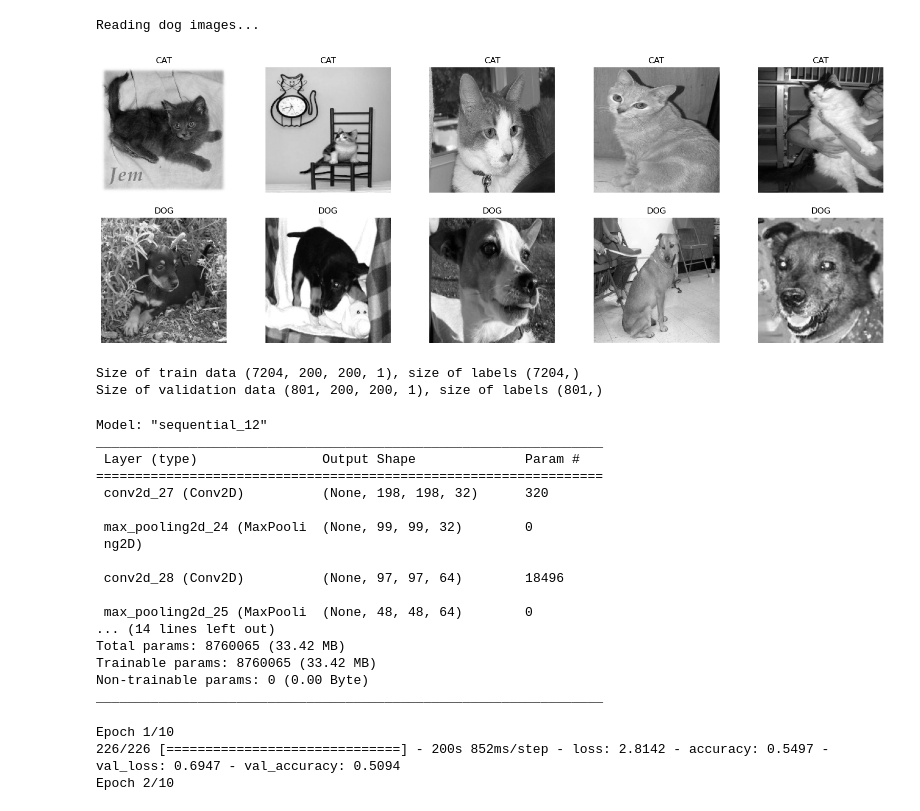
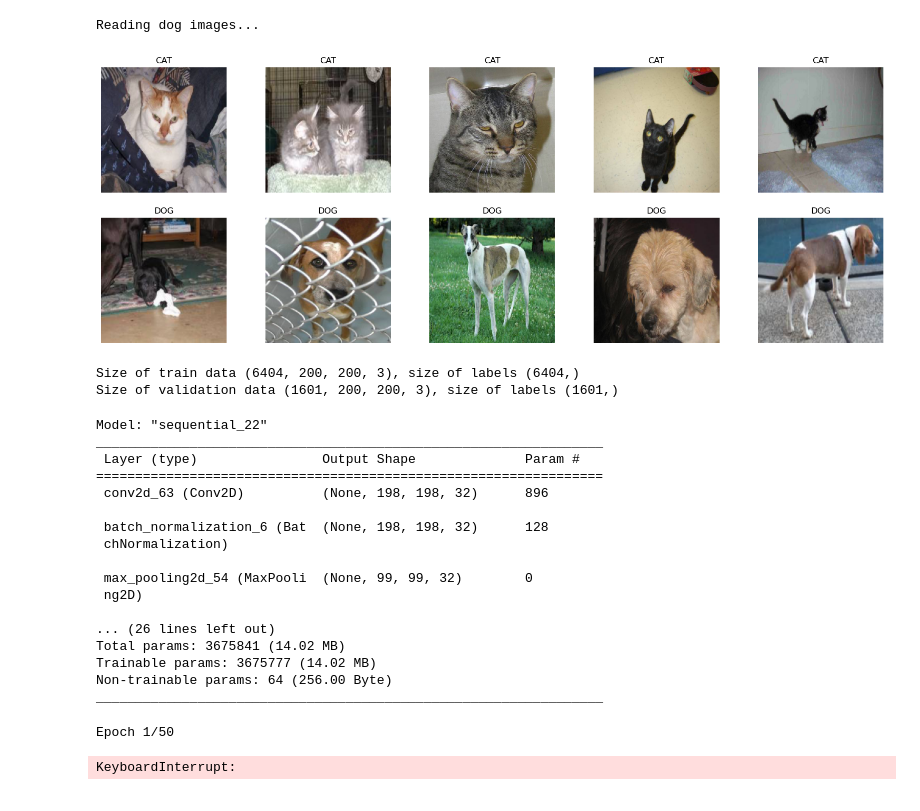
Before and after one commit to 69acke69/BigData, a Jupyter notebook: project/cats_dogs_classification.ipynb, the cells around one changed output. Cells and saved outputs as stored; diff of their text form; code cells hidden in the pictures.

```diff
--- a/project/cats_dogs_classification.ipynb
+++ b/project/cats_dogs_classification.ipynb
@@ -27,26 +27,26 @@ def read_image_set(path, gray_scale = False, target_shape = (200, 200)):
     return animals
 # %%
 print(f"Reading cat images...")
-cats = read_image_set(train_cat_path, gray_scale = True)
+cats = read_image_set(train_cat_path, gray_scale = False)
 
 print(f"Reading dog images...")
-dogs = read_image_set(train_dog_path, gray_scale = True)
+dogs = read_image_set(train_dog_path, gray_scale = False)
 # %% [output]
 Reading cat images...
 Reading dog images...
 # %%
 num_images = 5
 _, axes = plt.subplots(2, num_images, figsize=(20, 7))
 
 for i in range(num_images):
-    axes[0, i].imshow(cats[random.randint(0, len(cats)-1)], cmap="gray")
+    axes[0, i].imshow(cats[random.randint(0, len(cats)-1)])
     axes[0, i].axis("off")
     axes[0, i].set_title("CAT")
 
-    axes[1, i].imshow(dogs[random.randint(0, len(dogs)-1)], cmap="gray")
+    axes[1, i].imshow(dogs[random.randint(0, len(dogs)-1)])
     axes[1, i].axis("off")
     axes[1, i].set_title("DOG")
 
 plt.show()
 # %% [output]
-[figure, old version]
+[figure, new version]
@@ -60,58 +57,61 @@ from sklearn.model_selection import train_test_split
 training = cats + dogs
 training_labels = [1]*len(cats) + [0]*len(dogs)
 
-train_data, val_data, train_labels, val_labels = train_test_split(training, training_labels, test_size=0.1, random_state=42)
+train_data, val_data, train_labels, val_labels = train_test_split(training, training_labels, test_size=0.2, random_state=42)
 train_data, val_data, train_labels, val_labels = np.array(train_data), np.array(val_data), np.array(train_labels), np.array(val_labels)
 
-train_data = tf.expand_dims(train_data, axis=-1)
-val_data = tf.expand_dims(val_data, axis=-1)
+#train_data = tf.expand_dims(train_data, axis=-1)
+#val_data = tf.expand_dims(val_data, axis=-1)
 
 print(f"Size of train data {train_data.shape}, size of labels {train_labels.shape}")
 print(f"Size of validation data {val_data.shape}, size of labels {val_labels.shape}")
 
 images_shape = train_data[0].shape
 # %% [output]
-Size of train data (7204, 200, 200, 1), size of labels (7204,)
-Size of validation data (801, 200, 200, 1), size of labels (801,)
+Size of train data (6404, 200, 200, 3), size of labels (6404,)
+Size of validation data (1601, 200, 200, 3), size of labels (1601,)
 # %%
 # Create network
 from tensorflow.keras.models import Sequential
-from tensorflow.keras.layers import Conv2D, MaxPooling2D, Flatten, Dense
+from tensorflow.keras.layers import Conv2D, MaxPooling2D, Flatten, Dense, GlobalAveragePooling2D, BatchNormalization, AveragePooling2D
 from tensorflow.keras.optimizers import Adam
-
 
 model = Sequential()
 
 model.add(Conv2D(32, (3, 3), activation='relu', input_shape=images_shape))
+model.add(BatchNormalization())
 model.add(MaxPooling2D((2, 2)))
 model.add(Conv2D(64, (3, 3), activation='relu'))
 model.add(MaxPooling2D((2, 2)))
 model.add(Conv2D(128, (3, 3), activation='relu'))
 model.add(MaxPooling2D((2, 2)))
+model.add(Conv2D(256, (3, 3), activation='relu'))
+model.add(AveragePooling2D((2, 2)))
 model.add(Flatten())
 model.add(Dense(128, activation='relu'))
+model.add(Dense(64, activation='relu'))
+model.add(Dense(32, activation='relu'))
 model.add(Dense(1, activation='sigmoid'))
 
-
-model.compile(optimizer=Adam(learning_rate = 1e-3), loss='binary_crossentropy', metrics=['accuracy'])
+model.compile(optimizer=Adam(learning_rate = 1e-5), loss='binary_crossentropy', metrics=['accuracy'])
 model.summary()
 # %% [output]
-Model: "sequential_12"
+Model: "sequential_22"
 _________________________________________________________________
  Layer (type)                Output Shape              Param #
 =================================================================
- conv2d_27 (Conv2D)          (None, 198, 198, 32)      320
+ conv2d_63 (Conv2D)          (None, 198, 198, 32)      896
 
- max_pooling2d_24 (MaxPooli  (None, 99, 99, 32)        0
+ batch_normalization_6 (Bat  (None, 198, 198, 32)      128
+ chNormalization)
+
+ max_pooling2d_54 (MaxPooli  (None, 99, 99, 32)        0
  ng2D)
 
- conv2d_28 (Conv2D)          (None, 97, 97, 64)        18496
-
- max_pooling2d_25 (MaxPooli  (None, 48, 48, 64)        0
-... (14 lines left out)
-Total params: 8760065 (33.42 MB)
-Trainable params: 8760065 (33.42 MB)
-Non-trainable params: 0 (0.00 Byte)
+... (26 lines left out)
+Total params: 3675841 (14.02 MB)
+Trainable params: 3675777 (14.02 MB)
+Non-trainable params: 64 (256.00 Byte)
 _________________________________________________________________
 # %%
 # Train network
@@ -119,12 +119,11 @@ history = model.fit(
     x = train_data,
     y = train_labels,
     batch_size = 32,
-    epochs = 10,
+    epochs = 50,
     validation_data = (val_data, val_labels)
 )
 # %% [output]
-Epoch 1/10
-226/226 [==============================] - 200s 852ms/step - loss: 2.8142 - accuracy: 0.5497 - val_loss: 0.6947 - val_accuracy: 0.5094
-Epoch 2/10
+Epoch 1/50
+KeyboardInterrupt:
 # %%
 # Evaluate
```
Also changed, not shown: parts of 1 cell of this notebook.
